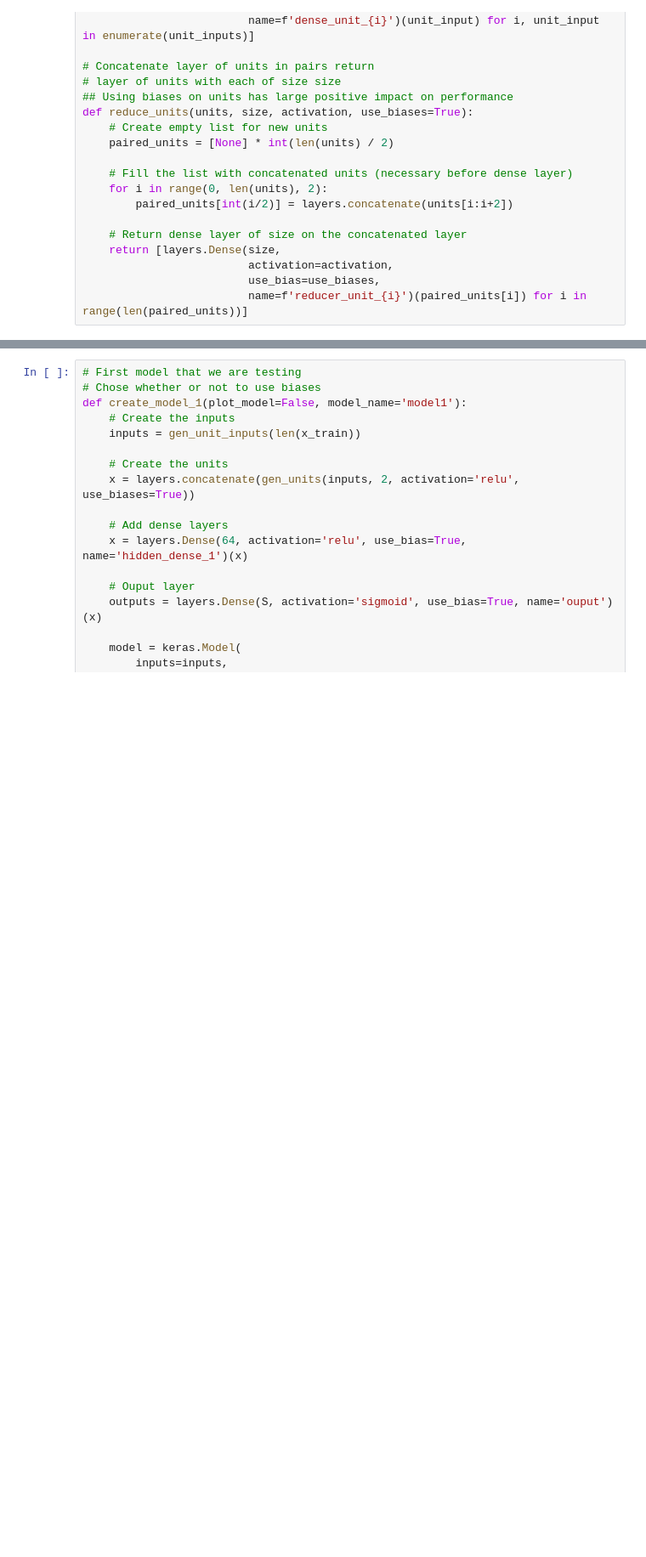
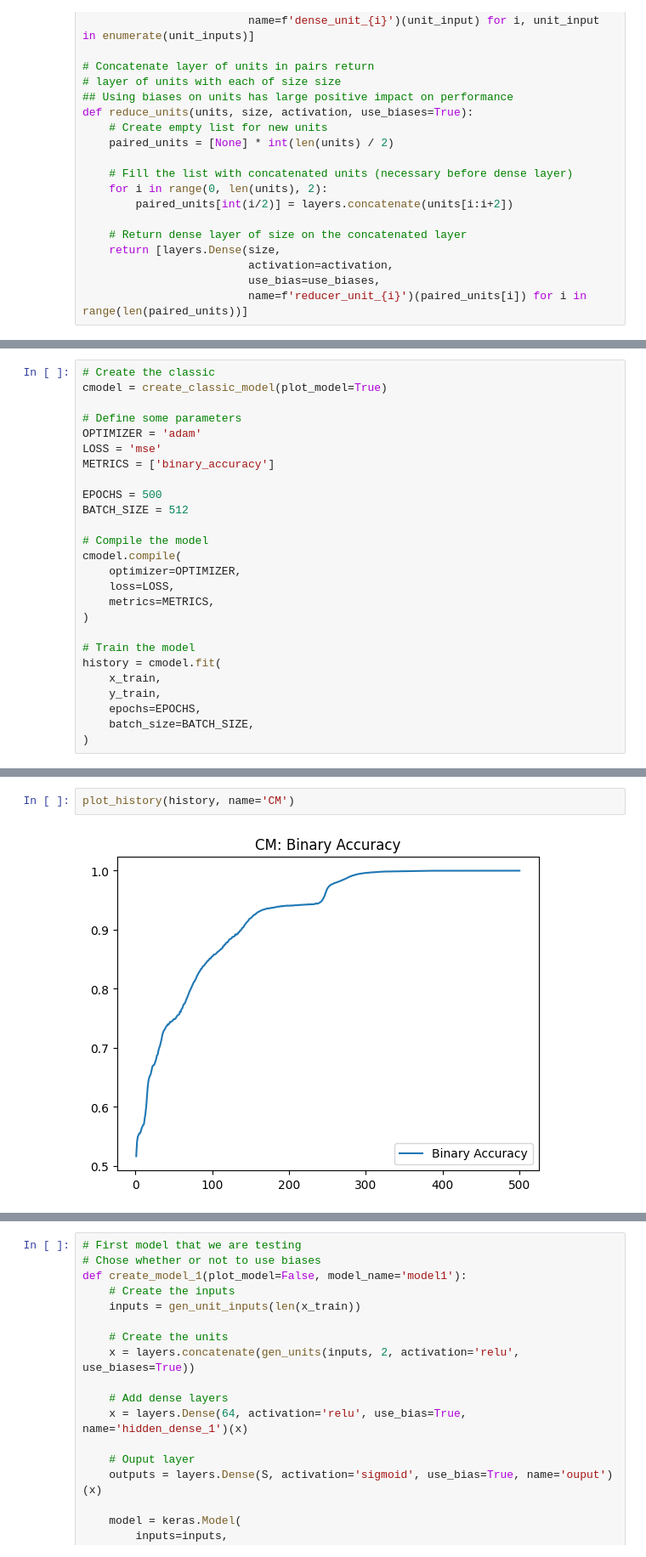
Before and after one commit to 56ghluf/tm, a Jupyter notebook: BackpropVariations/Addition.ipynb, the cells around one changed output, grey strips where cells are left out. Shown at 85% size. Drawn from its saved outputs; the diff is of its cells as text; blank space fills up the shorter version.

Commit message:
BVariations: added a classique model without unit reduction. Converges to one

```diff
--- a/BackpropVariations/Addition.ipynb
+++ b/BackpropVariations/Addition.ipynb
@@ -51,0 +87,26 @@ def reduce_units(units, size, activation, use_biases=True):
+# %%
+# Create the classic
+cmodel = create_classic_model(plot_model=True)
+
+# Define some parameters
+OPTIMIZER = 'adam'
+LOSS = 'mse'
+METRICS = ['binary_accuracy']
+
+EPOCHS = 500
+BATCH_SIZE = 512
+
+# Compile the model
+cmodel.compile(
+    optimizer=OPTIMIZER,
+    loss=LOSS,
+    metrics=METRICS,
+)
+
+# Train the model
+history = cmodel.fit(
+    x_train,
+    y_train,
+    epochs=EPOCHS,
+    batch_size=BATCH_SIZE,
+)
@@ -51,0 +131,4 @@ def reduce_units(units, size, activation, use_biases=True):
+# %%
+plot_history(history, name='CM')
+# %% [output]
+[figure, added]
```
Also changed, not shown: parts of 12 cells of this notebook, 2 other files.
